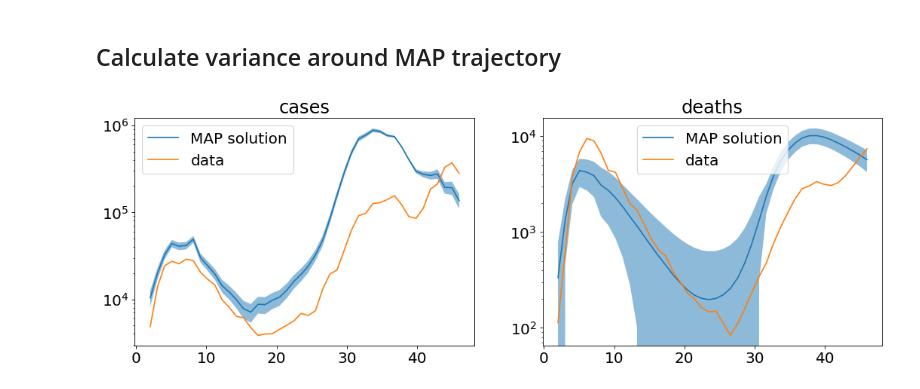
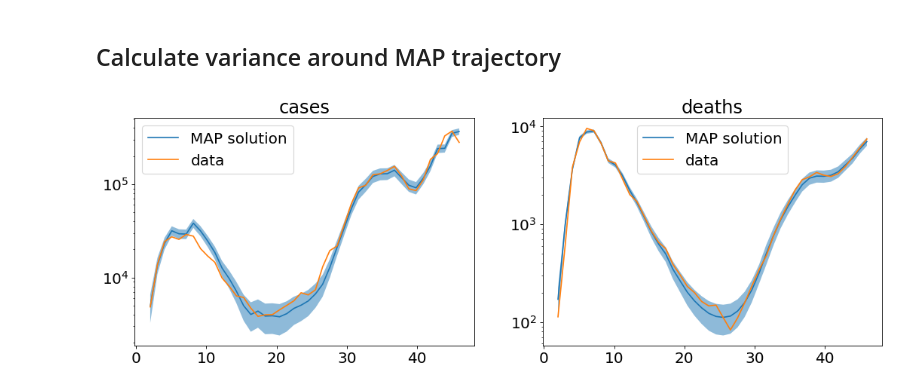
Before and after one commit to ppietzonka/pyross-ifr-change, a Jupyter notebook: BC1.ipynb, the cells around one changed output. Drawn from its saved outputs; the diff is of its cells as text; code cells hidden in the pictures.

```diff
--- a/BC1.ipynb
+++ b/BC1.ipynb
@@ -1105,8 +1050,7 @@ intervention_plot(intervention_fun,Tf, **inferred_control_params)
 # %% [markdown]
 ## Calculate variance around MAP trajectory
 # %%
-inferred_model_params=inferred_model_params.copy()
-
+estimator.minus_logp_red(inferred_model_params, x0_estimate, full_obs, full_fltrs, Tf_inference, inferred_contactMatrix, tangent=False)
 sol, full_cov= estimator.obtain_full_mean_cov(x0_estimate, Tf_inference, Tf_inference+1)
 
 casevar=np.zeros(Tf_inference-1)
@@ -1128,31 +1072,31 @@ for i in range(Tf_inference-1):
 
     infectedvec=np.zeros(full_cov.shape[0])
     infectedvec[(estimator.dim*(i+1)):(estimator.dim*(i+2))]=infected_mask
     infectedvar[i] = np.sqrt(infectedvec@full_cov@infectedvec)
 
 casesol=np.diff(np.sum(sol[:,(8*M):],axis=1))
 deathsol=np.diff(np.sum(sol[:,(12*M):(13*M)],axis=1))
 infectedsol=np.sum(np.array(sol)[:,infected_mask],axis=1)[1:]
 
 # Cases
 t=np.linspace(2,Tf_inference+1,Tf_inference-1)
 
 fig = plt.figure(num=None, figsize=(16, 5), dpi=80, facecolor='w', edgecolor='k')
 plt.rcParams.update({'font.size': 18})
 plt.subplot(1, 2, 1)
 plt.fill_between(t,casesol-casevar,casesol+casevar, alpha=0.5)
 plt.semilogy(t,casesol,label="MAP solution")
 plt.semilogy(t,np.sum(cases[1:Tf_inference,:],axis=1),label="data")
 plt.legend()
 plt.title('cases')
 
 # Deaths
 plt.subplot(1, 2, 2)
 plt.fill_between(t,deathsol-deathvar,deathsol+deathvar, alpha=0.5)
 plt.semilogy(t,deathsol,label="MAP solution")
 plt.semilogy(t,np.diff(deaths_tot[:Tf_inference]),label="data")
 plt.legend()
 plt.title('deaths')
 plt.show()
 # %% [output]
-[figure, old version]
+[figure, new version]
```
Also changed, not shown: parts of 4 cells of this notebook.
